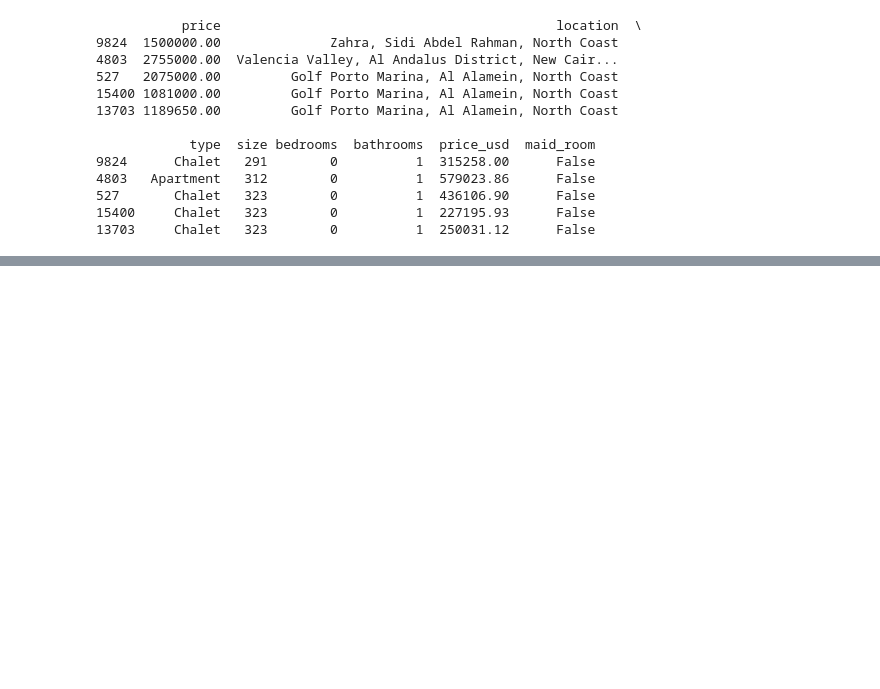
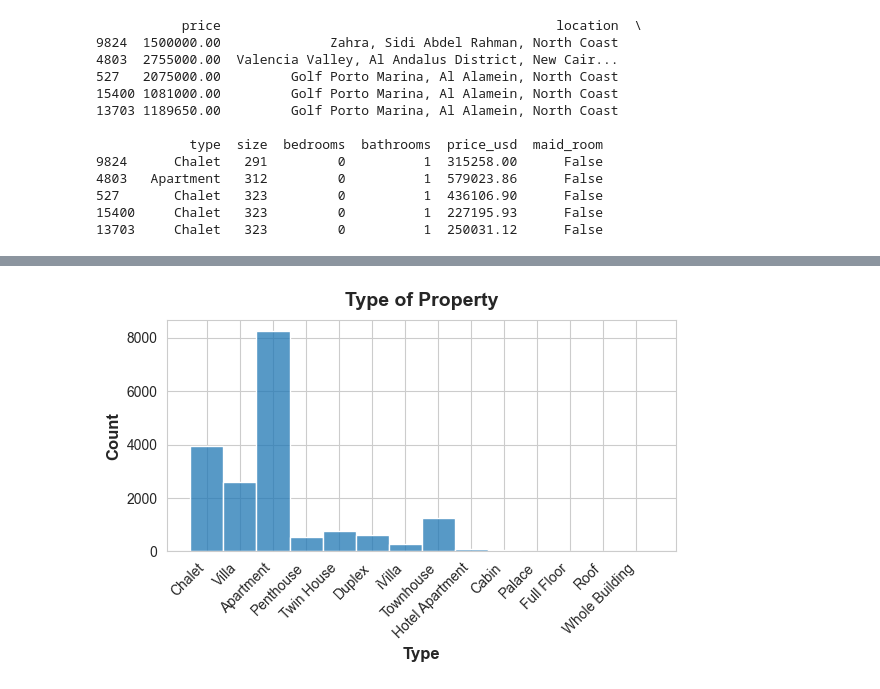
Before and after one commit to bryanchen24/Egyptian-Real-Estate-Pricing-Prediction, a Jupyter notebook: egyptian_realestate_analysis-checkpoint.ipynb, the cells around one changed output, grey strips where cells are left out. Cells and saved outputs as stored; diff of their text form; code cells hidden in the pictures; blank space fills up the shorter version.

```diff
--- a/egyptian_realestate_analysis-checkpoint.ipynb
+++ b/egyptian_realestate_analysis-checkpoint.ipynb
@@ -386,0 +448,12 @@ plt.show()
+# %%
+# histograms of size, berooms, bathrooms, and type
+features = ['location', 'type', 'size', 'bedrooms', 'bathrooms', 'maid_room']
+
+plt.rcParams['figure.figsize'] = (6, 4)
+sns.histplot(df_model['type'])
+plt.xticks(rotation=45, ha='right')
+plt.title('Type of Property')
+plt.xlabel('Type')
+plt.show()
+# %% [output]
+[figure, added]
```
Also changed, not shown: parts of 21 cells of this notebook.
